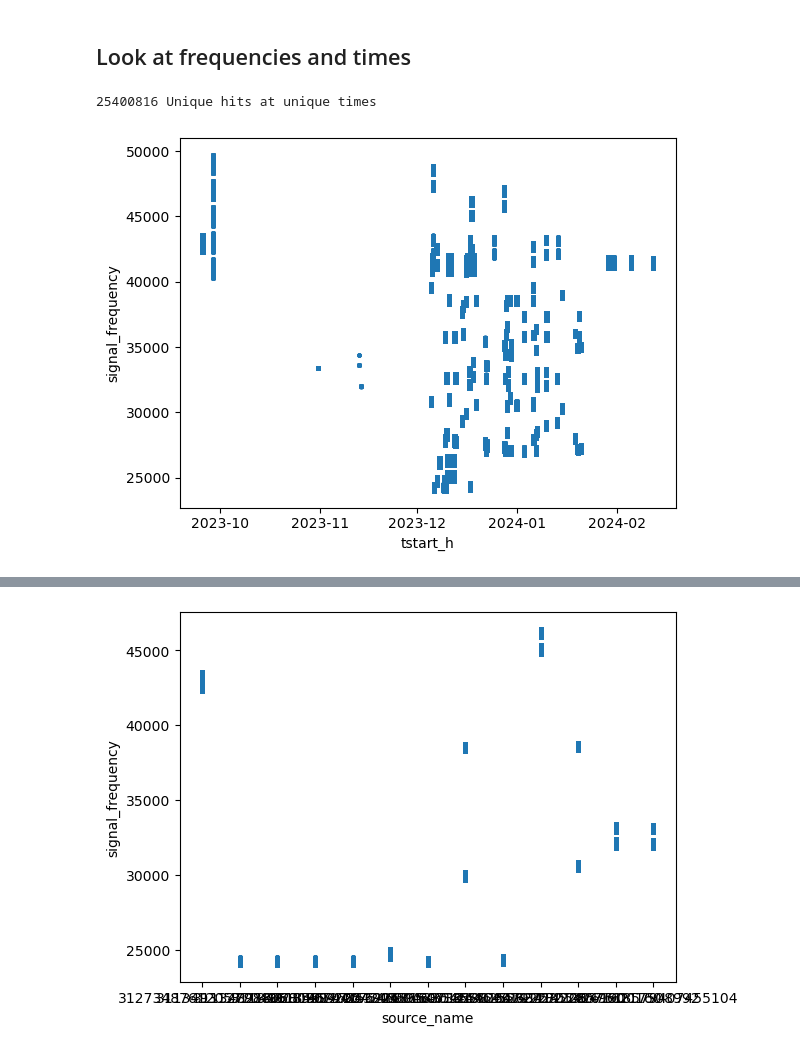
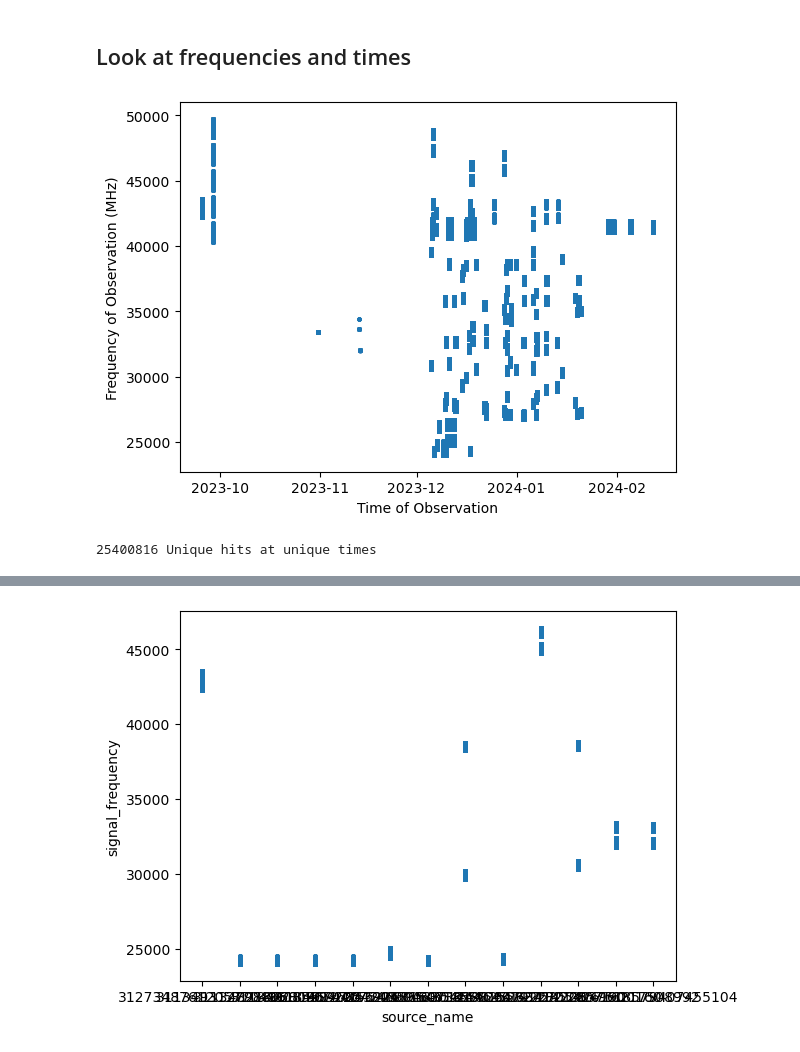
Before and after one commit to talonmyburgh/BL-COSMIC-HighFreq-Search, a Jupyter notebook: messing_around/messing_around.ipynb, the cells around one changed output, grey strips where cells are left out. Drawn from its saved outputs; the diff is of its cells as text; code cells hidden in the pictures.

```diff
--- a/messing_around/messing_around.ipynb
+++ b/messing_around/messing_around.ipynb
@@ -245,8 +249,11 @@ print(incoherent_unique_positions.shape[0], "unique incoherent pointings")
 # %%
 # Look at when signals were found and in what frequency
 observations_over_time = df[['tstart_h', 'signal_frequency']].drop_duplicates()
 observations_over_time.plot.scatter("tstart_h", "signal_frequency", marker=".")
+plt.ylabel("Frequency of Observation (MHz)")
+plt.xlabel("Time of Observation")
+plt.show()
 print(observations_over_time.shape[0], "Unique hits at unique times")
 # %% [output]
+[figure, new version]
 25400816 Unique hits at unique times
-[figure, old version]
```
Also changed, not shown: parts of 3 cells of this notebook, 3 other files.
